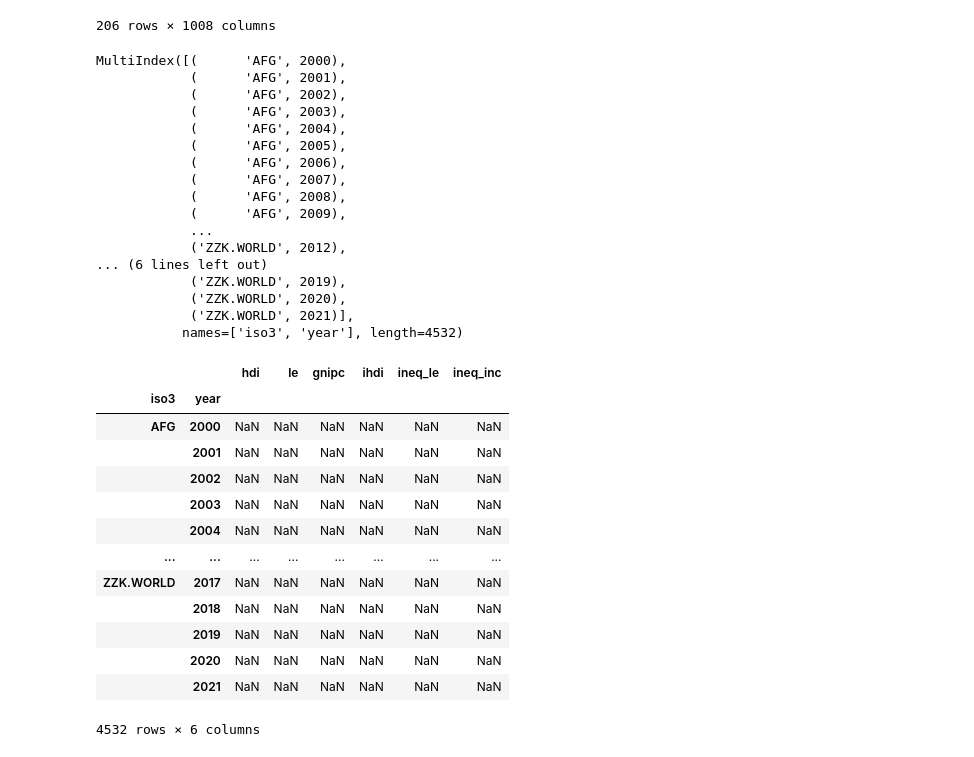
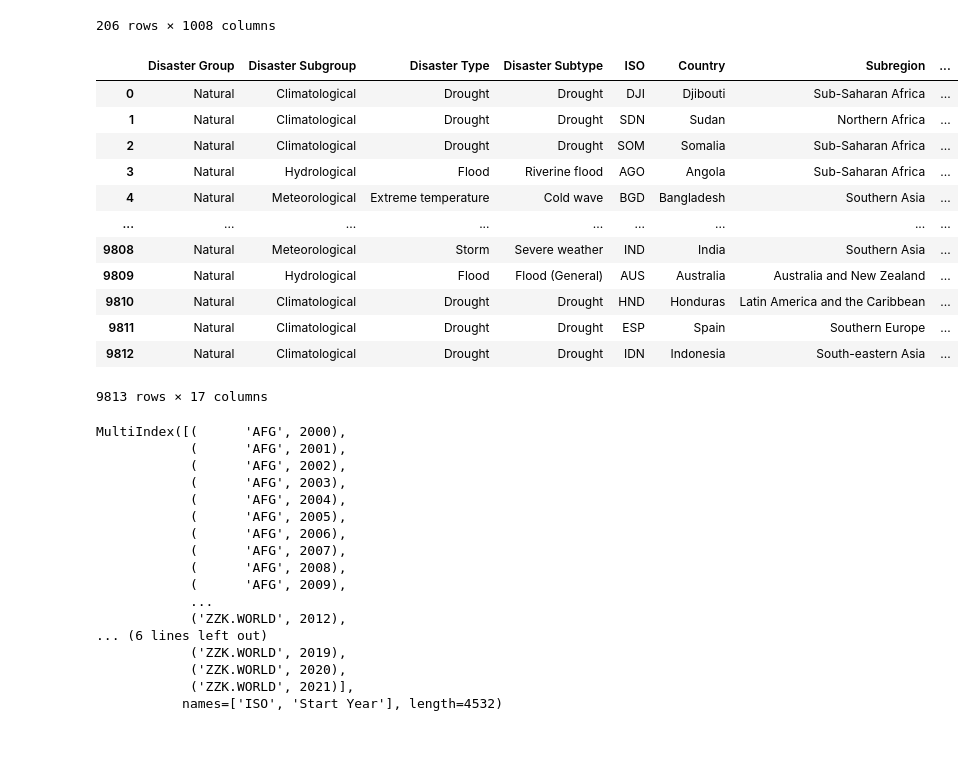
Before and after one commit to AshleyJubilee/disaster-analysis, a Jupyter notebook: economics.ipynb, the cells around one changed output. Drawn from its saved outputs; the diff is of its cells as text; code cells hidden in the pictures.

Commit message:
pandas data cleanup

```diff
--- a/economics.ipynb
+++ b/economics.ipynb
@@ -26,10 +24,30 @@ hdiData
 | 204 | ZZJ.SSA | Sub-Saharan Africa | NaN | NaN | NaN | 0.407 | 0.410 | 0.410 | 0.411 | 0.413 | ... |
 | 205 | ZZK.WORLD | World | NaN | NaN | NaN | 0.601 | 0.604 | 0.607 | 0.610 | 0.614 | ... |
 206 rows × 1008 columns
+# %%
+# Clean disaster dataframe to only include type, location, date, and human toll
+disasterDataClean = disasterData[["Disaster Group", "Disaster Subgroup", "Disaster Type", "Disaster Subtype", "ISO", "Country", "Subregion", "Region", "Location", "Start Year", "Start Month", "Start Day", "Total Deaths",
+"No. Injured", "No. Affected",  "No. Homeless", "Total Affected"]]
+disasterDataClean
+# %% [output]
+|  | Disaster Group | Disaster Subgroup | Disaster Type | Disaster Subtype | ISO | Country | Subregion | ... |
+| 0 | Natural | Climatological | Drought | Drought | DJI | Djibouti | Sub-Saharan Africa | ... |
+| 1 | Natural | Climatological | Drought | Drought | SDN | Sudan | Northern Africa | ... |
+| 2 | Natural | Climatological | Drought | Drought | SOM | Somalia | Sub-Saharan Africa | ... |
+| 3 | Natural | Hydrological | Flood | Riverine flood | AGO | Angola | Sub-Saharan Africa | ... |
+| 4 | Natural | Meteorological | Extreme temperature | Cold wave | BGD | Bangladesh | Southern Asia | ... |
+| ... | ... | ... | ... | ... | ... | ... | ... | ... |
+| 9808 | Natural | Meteorological | Storm | Severe weather | IND | India | Southern Asia | ... |
+| 9809 | Natural | Hydrological | Flood | Flood (General) | AUS | Australia | Australia and New Zealand | ... |
+| 9810 | Natural | Climatological | Drought | Drought | HND | Honduras | Latin America and the Caribbean | ... |
+| 9811 | Natural | Climatological | Drought | Drought | ESP | Spain | Southern Europe | ... |
+| 9812 | Natural | Climatological | Drought | Drought | IDN | Indonesia | South-eastern Asia | ... |
+9813 rows × 17 columns
 # %%
+# Create multi index to sort hdi data
 yearList = [x for x in range(2000, 2022)]
 iterables = [hdiData['iso3'], yearList]
-hdiFrame = pd.MultiIndex.from_product(iterables, names=["iso3", "year"])
+hdiFrame = pd.MultiIndex.from_product(iterables, names=["ISO", "Start Year"])
 hdiFrame
 # %% [output]
 MultiIndex([(      'AFG', 2000),
@@ -48,23 +66,4 @@ MultiIndex([(      'AFG', 2000),
             ('ZZK.WORLD', 2019),
             ('ZZK.WORLD', 2020),
             ('ZZK.WORLD', 2021)],
-           names=['iso3', 'year'], length=4532)
+           names=['ISO', 'Start Year'], length=4532)
-# %%
-hdiCleanFrame = pd.DataFrame(index=hdiFrame, columns=["hdi", "le", "gnipc", "ihdi", "ineq_le", "ineq_inc"])
-# hdiCleanFrame.loc["AFG", "hdi"] = [0, 1, 2, 3, 4, 5, 6, 7, 8, 9, 10, 11, 12, 13, 14, 15, 16, 17, 18, 19, 20, 21]
-hdiCleanFrame
-# %% [output]
-|  |  | hdi | le | gnipc | ihdi | ineq_le | ineq_inc |
-| iso3 | year |  |  |  |  |  |  |
-| AFG | 2000 | NaN | NaN | NaN | NaN | NaN | NaN |
-|  | 2001 | NaN | NaN | NaN | NaN | NaN | NaN |
-|  | 2002 | NaN | NaN | NaN | NaN | NaN | NaN |
-|  | 2003 | NaN | NaN | NaN | NaN | NaN | NaN |
-|  | 2004 | NaN | NaN | NaN | NaN | NaN | NaN |
-| ... | ... | ... | ... | ... | ... | ... | ... |
-| ZZK.WORLD | 2017 | NaN | NaN | NaN | NaN | NaN | NaN |
-|  | 2018 | NaN | NaN | NaN | NaN | NaN | NaN |
-|  | 2019 | NaN | NaN | NaN | NaN | NaN | NaN |
-|  | 2020 | NaN | NaN | NaN | NaN | NaN | NaN |
-|  | 2021 | NaN | NaN | NaN | NaN | NaN | NaN |
-4532 rows × 6 columns
```
Also changed, not shown: parts of 7 cells of this notebook.
